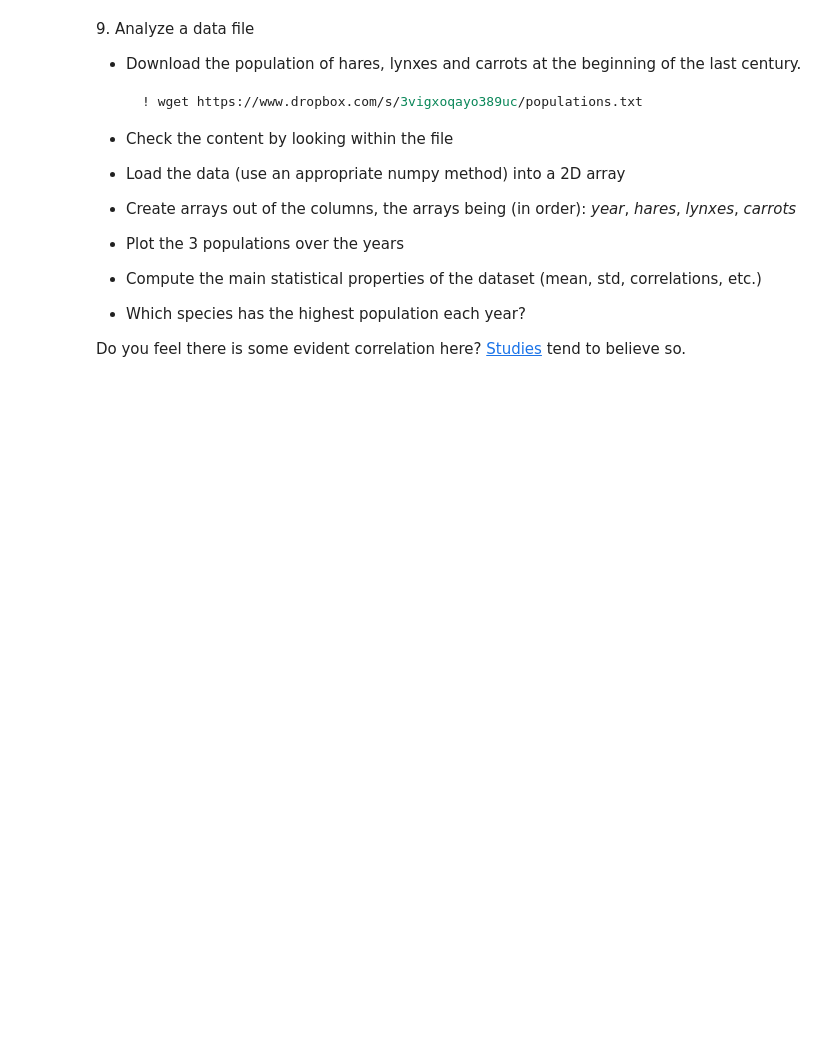
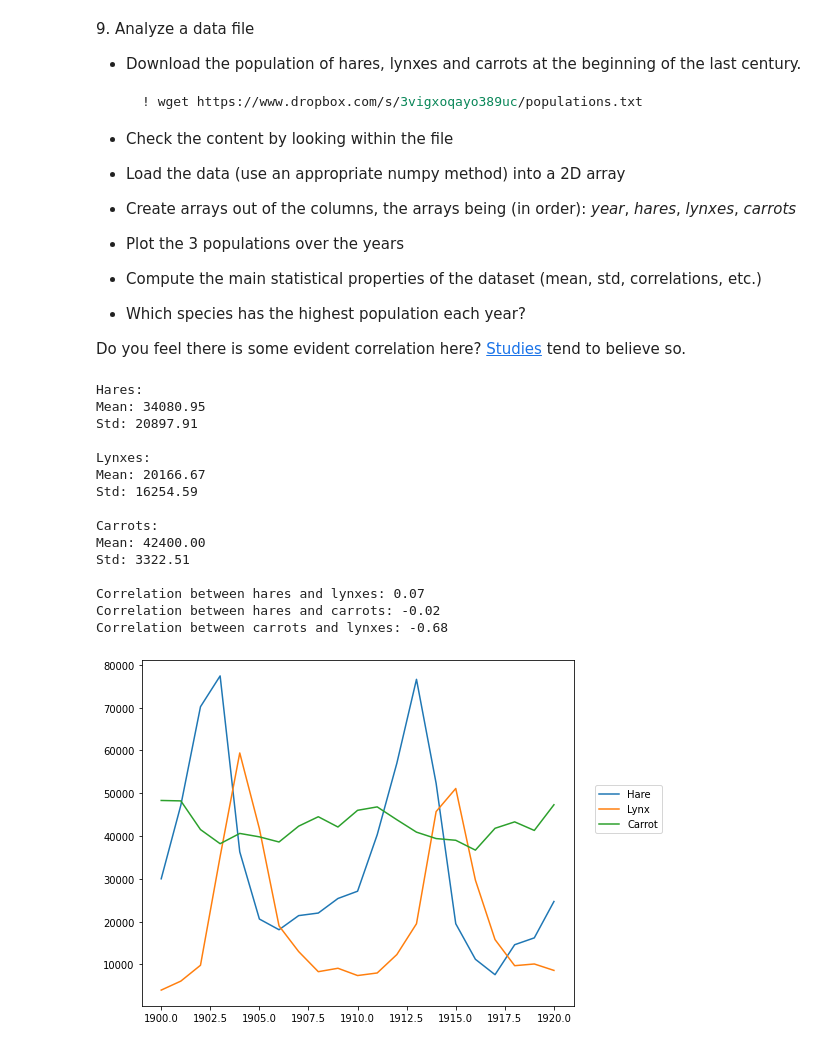
Before and after one commit to PhysicsOfData/LaboratoryOfComputationalPhysics_Y4, a Jupyter notebook: 03ex_Numpy.ipynb, the cells around one changed output. Saved outputs shown, nothing was run; the diff lists cells and outputs as text; code cells hidden in the pictures; blank space fills up the shorter version.

```diff
--- a/03ex_Numpy.ipynb
+++ b/03ex_Numpy.ipynb
@@ -283,3 +309,40 @@ Did you get what you expected?
   * Which species has the highest population each year?
 
 Do you feel there is some evident correlation here? [Studies](https://www.enr.gov.nt.ca/en/services/lynx/lynx-snowshoe-hare-cycle) tend to believe so.
+# %%
+import numpy as np
+data = np.loadtxt('populations.txt')
+years, hares, lynxes, carrots = data.T # trick: columns to variables
+
+
+from matplotlib import pyplot as plt
+%matplotlib inline
+
+plt.figure(figsize=(12,6))
+plt.axes([0.2, 0.1, 0.5, 0.8])
+plt.plot(years, hares, years, lynxes, years, carrots)
+plt.legend(('Hare', 'Lynx', 'Carrot'), loc=(1.05, 0.5))
+
+print("Hares:\nMean: {:.2f}\nStd: {:.2f}\n".format(hares.mean(),hares.std()))
+print("Lynxes:\nMean: {:.2f}\nStd: {:.2f}\n".format(lynxes.mean(),lynxes.std()))
+print("Carrots:\nMean: {:.2f}\nStd: {:.2f}\n".format(carrots.mean(),carrots.std()))
+print("Correlation between hares and lynxes: {:.2f}".format(np.corrcoef(hares, lynxes)[1,0]))
+print("Correlation between hares and carrots: {:.2f}".format(np.corrcoef(hares, carrots)[1,0]))
+print("Correlation between carrots and lynxes: {:.2f}\n".format(np.corrcoef(carrots, lynxes)[1,0]))
+# %% [output]
+Hares:
+Mean: 34080.95
+Std: 20897.91
+
+Lynxes:
+Mean: 20166.67
+Std: 16254.59
+
+Carrots:
+Mean: 42400.00
+Std: 3322.51
+
+Correlation between hares and lynxes: 0.07
+Correlation between hares and carrots: -0.02
+Correlation between carrots and lynxes: -0.68
+[figure, added]
```
Also changed, not shown: parts of 1 cell of this notebook, 9 other files.
